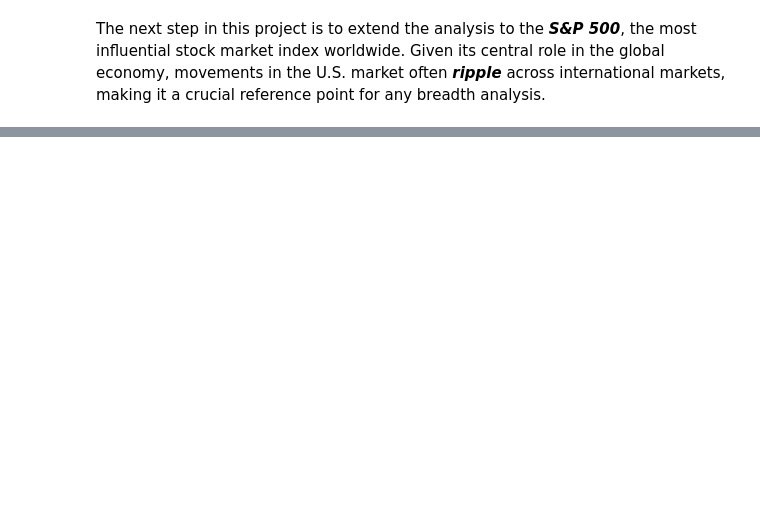
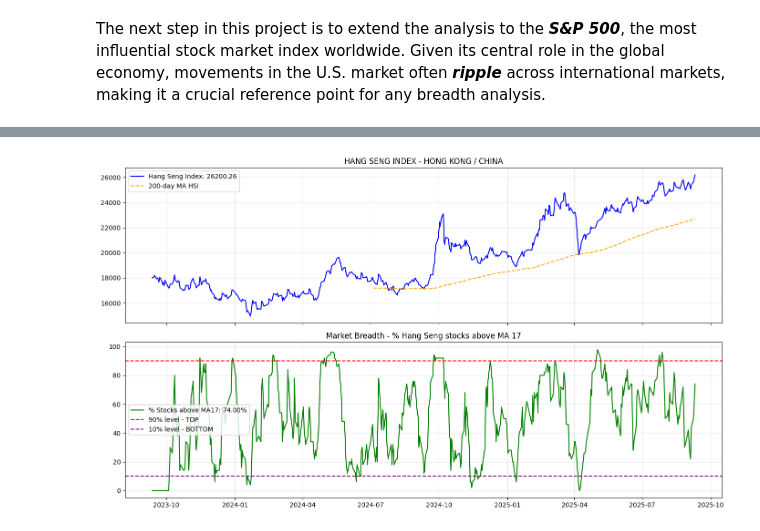
Before and after one commit to flaviorosso/market-breadth-analysis, a Jupyter notebook: Market_Breadth_Sentiment_analysis.ipynb, the cells around one changed output, grey strips where cells are left out. Cells and saved outputs as stored; diff of their text form; code cells hidden in the pictures; blank space fills up the shorter version.

```diff
--- a/Market_Breadth_Sentiment_analysis.ipynb
+++ b/Market_Breadth_Sentiment_analysis.ipynb
@@ -234,0 +325,83 @@ plt.show()
+# %%
+# Market Breadth index to analyze if the market is approaching TOP or BOTTOM
+# Third experiment HANG SENG INDEX - Hong Kong / China market
+
+# --- Market Breadth HSI ---
+# Flavio Rosso | Base for GitHub project
+
+!pip install yfinance --quiet
+
+import yfinance as yf
+import pandas as pd
+import matplotlib.pyplot as plt
+import datetime as dt
+
+# ------------------------------
+# Parameters
+# ------------------------------
+start = (dt.datetime.today() - dt.timedelta(days=730)).strftime("%Y-%m-%d")  # last 2 years
+end = dt.datetime.today().strftime("%Y-%m-%d")
+
+moving_avg_days = 17   # short-term moving average (configurable)
+index_symbol = "^HSI"  # Hang Seng Index (Hong Kong)
+
+# --- Hang Seng 50 tickers (Yahoo Finance format, HKEX suffix .HK) ---
+stocks = [
+    "0001.HK","0002.HK","0003.HK","0005.HK","0006.HK","0011.HK","0012.HK","0016.HK","0017.HK","0019.HK",
+    "0027.HK","0066.HK","0101.HK","0175.HK","0267.HK","0288.HK","0291.HK","0316.HK","0386.HK","0388.HK",
+    "0669.HK","0688.HK","0700.HK","0762.HK","0823.HK","0857.HK","0868.HK","0883.HK","0939.HK","0941.HK",
+    "0960.HK","0968.HK","0981.HK","0992.HK","1038.HK","1044.HK","1093.HK","1109.HK","1113.HK","1177.HK",
+    "1299.HK","1398.HK","1928.HK","2007.HK","2318.HK","2319.HK","2388.HK","2628.HK","3888.HK","3968.HK"
+]
+
+# ------------------------------
+# Download data
+# ------------------------------
+data = yf.download(stocks, start=start, end=end, auto_adjust=False)["Close"]
+index_data = yf.download(index_symbol, start=start, end=end, auto_adjust=False)["Close"]
+
+# ------------------------------
+# Moving averages and breadth calculation
+# ------------------------------
+mm = data.rolling(window=moving_avg_days).mean()
+
+# Signal: 1 if price > moving average, 0 otherwise
+signals = (data > mm).astype(int)
+
+# Breadth indicator = % of stocks above the moving average
+breadth = signals.mean(axis=1) * 100
+
+# Index with 200-day moving average
+index_ma200 = index_data.rolling(window=200).mean()
+
+# ------------------------------
+# Plotting
+# ------------------------------
+fig, (ax1, ax2) = plt.subplots(2, 1, figsize=(14, 8), sharex=True)
+
+# --- Hang Seng Index ---
+if isinstance(index_data, pd.DataFrame):
+    col_index = index_data.columns[0]  # adjust if necessary
+    hsi_series = index_data[col_index]
+else:
+    hsi_series = index_data
+
+last_index = hsi_series.iloc[-1]
+ax1.plot(hsi_series, label=f"Hang Seng Index: {last_index:.2f}", color="blue")
+ax1.plot(index_ma200, label="200-day MA HSI", color="orange", linestyle="--")
+ax1.set_title("HANG SENG INDEX - HONG KONG / CHINA")
+ax1.legend()
+ax1.grid(True, alpha=0.3)
+
+# --- Market Breadth ---
+last_breadth = breadth.iloc[-1]
+ax2.plot(breadth, label=f"% Stocks above MA{moving_avg_days}: {last_breadth:.2f}%", color="green")
+ax2.axhline(90, color="red", linestyle="--", label="90% level - TOP")
+ax2.axhline(10, color="purple", linestyle="--", label="10% level - BOTTOM")
+ax2.set_title(f"Market Breadth - % Hang Seng stocks above MA {moving_avg_days}")
+ax2.legend(loc='center left')
+ax2.grid(True, alpha=0.3)
+
+plt.tight_layout()
+plt.show()
+# %% [output]
@@ -234,0 +410 @@ plt.show()
+[figure, added]
```
Also changed, not shown: parts of 8 cells of this notebook.
